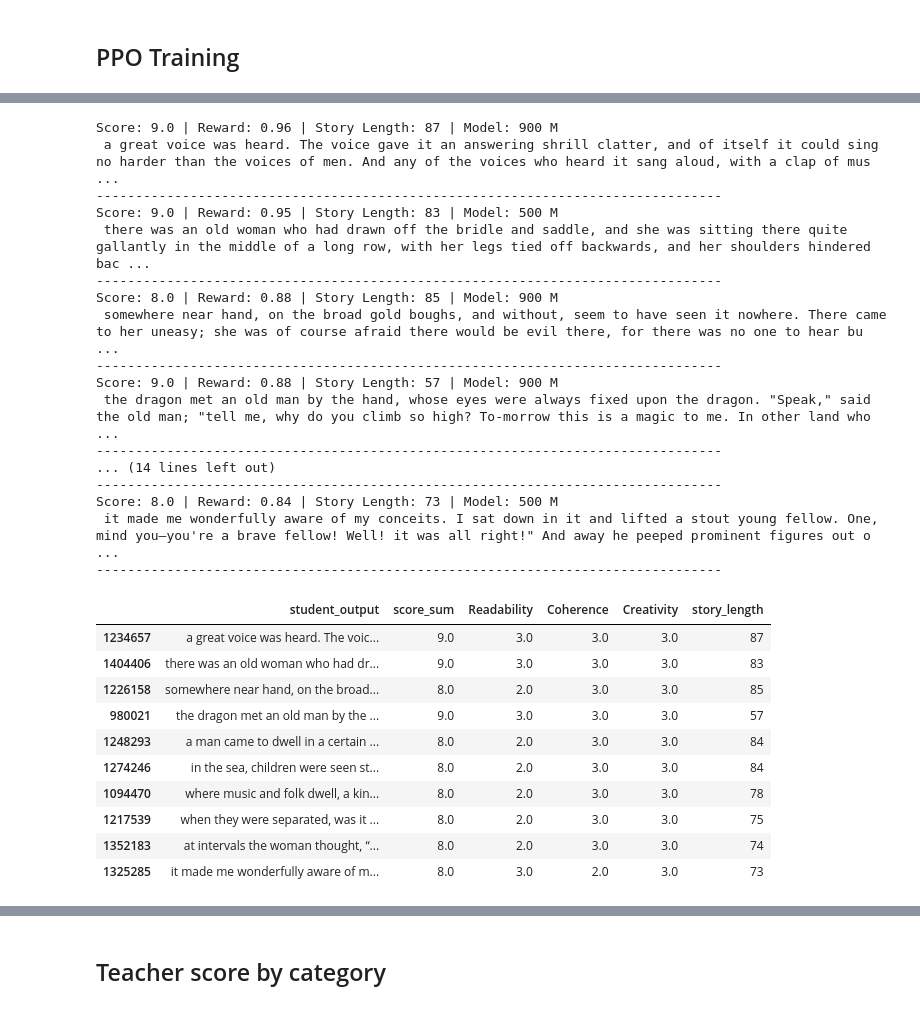
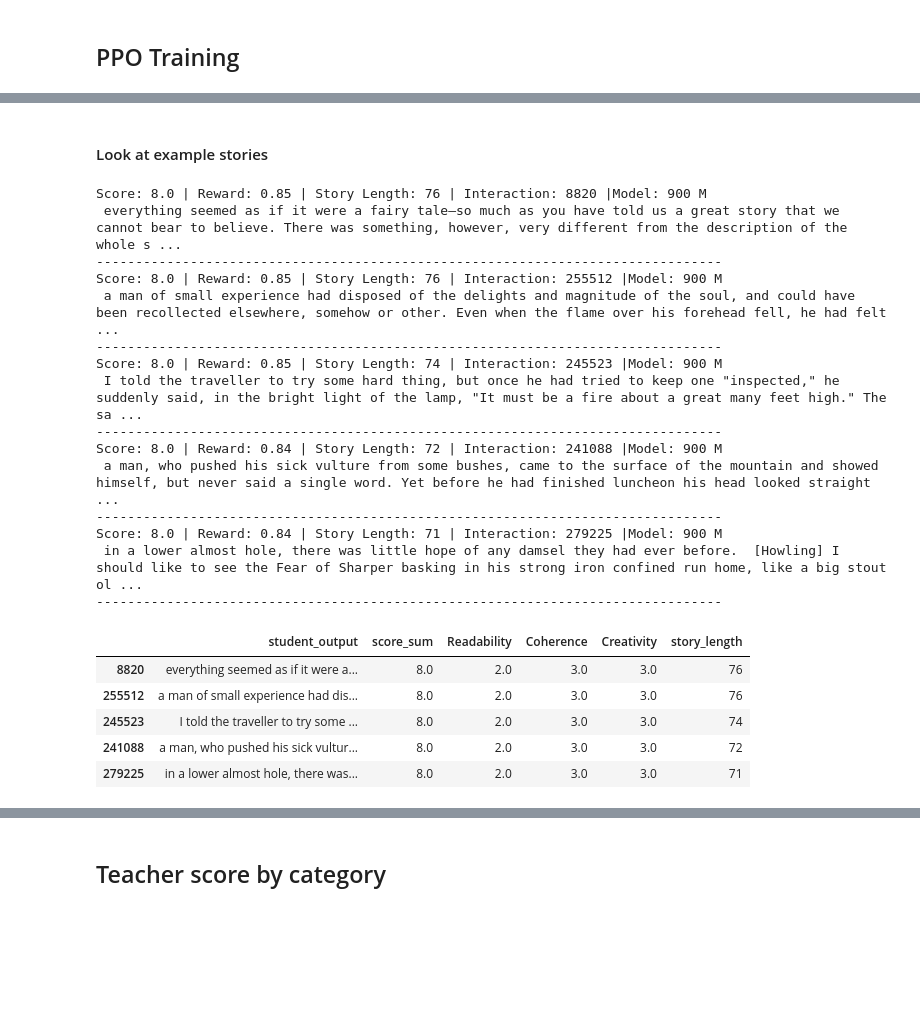
Before and after one commit to malihamza/babylm-interactive-learning, a Jupyter notebook: eval.ipynb, the cells around one changed output, grey strips where cells are left out. Cells and saved outputs as stored; diff of their text form; code cells hidden in the pictures; blank space fills up the shorter version.

```diff
--- a/eval.ipynb
+++ b/eval.ipynb
@@ -282,43 +293,38 @@ Sample batch stats:
+# %% [markdown]
+#### Look at example stories
 # %%
 # Sort by total score (descending) and take the top 5
 # Sort by total score_sum (descending), then by teacher_and_length_reward (descending)
 top_stories = df_generated.sort_values(
     ['teacher_and_length_reward','score_sum', ],
     ascending=[False, False]
-).head(10)
+).head(5)
 
 for idx, row in top_stories.iterrows():
-    print(f"Score: {row['score_sum']} | Reward: {row['teacher_and_length_reward']:.2f} | Story Length: {row['story_length']} | Model: {row['revision_number']} M")
+    print(f"Score: {row['score_sum']} | Reward: {row['teacher_and_length_reward']:.2f} | Story Length: {row['story_length']} | Interaction: {idx} |Model: {row['revision_number']} M")
     print(row['student_output'])
     print('-' * 80)
 
 top_stories[['student_output', 'score_sum', 'Readability', 'Coherence', 'Creativity', 'story_length']]
 # %% [output]
-Score: 9.0 | Reward: 0.96 | Story Length: 87 | Model: 900 M
- a great voice was heard. The voice gave it an answering shrill clatter, and of itself it could sing no harder than the voices of men. And any of the voices who heard it sang aloud, with a clap of mus ...
+Score: 8.0 | Reward: 0.85 | Story Length: 76 | Interaction: 8820 |Model: 900 M
+ everything seemed as if it were a fairy tale—so much as you have told us a great story that we cannot bear to believe. There was something, however, very different from the description of the whole s ...
 --------------------------------------------------------------------------------
-Score: 9.0 | Reward: 0.95 | Story Length: 83 | Model: 500 M
- there was an old woman who had drawn off the bridle and saddle, and she was sitting there quite gallantly in the middle of a long row, with her legs tied off backwards, and her shoulders hindered bac ...
+Score: 8.0 | Reward: 0.85 | Story Length: 76 | Interaction: 255512 |Model: 900 M
+ a man of small experience had disposed of the delights and magnitude of the soul, and could have been recollected elsewhere, somehow or other. Even when the flame over his forehead fell, he had felt  ...
 --------------------------------------------------------------------------------
-Score: 8.0 | Reward: 0.88 | Story Length: 85 | Model: 900 M
- somewhere near hand, on the broad gold boughs, and without, seem to have seen it nowhere. There came to her uneasy; she was of course afraid there would be evil there, for there was no one to hear bu ...
+Score: 8.0 | Reward: 0.85 | Story Length: 74 | Interaction: 245523 |Model: 900 M
+ I told the traveller to try some hard thing, but once he had tried to keep one "inspected," he suddenly said, in the bright light of the lamp, "It must be a fire about a great many feet high." The sa ...
 --------------------------------------------------------------------------------
-Score: 9.0 | Reward: 0.88 | Story Length: 57 | Model: 900 M
- the dragon met an old man by the hand, whose eyes were always fixed upon the dragon. "Speak," said the old man; "tell me, why do you climb so high? To-morrow this is a magic to me. In other land who  ...
+Score: 8.0 | Reward: 0.84 | Story Length: 72 | Interaction: 241088 |Model: 900 M
+ a man, who pushed his sick vulture from some bushes, came to the surface of the mountain and showed himself, but never said a single word. Yet before he had finished luncheon his head looked straight ...
 --------------------------------------------------------------------------------
-... (14 lines left out)
+Score: 8.0 | Reward: 0.84 | Story Length: 71 | Interaction: 279225 |Model: 900 M
+ in a lower almost hole, there was little hope of any damsel they had ever before.  [Howling] I should like to see the Fear of Sharper basking in his strong iron confined run home, like a big stout ol ...
 --------------------------------------------------------------------------------
-Score: 8.0 | Reward: 0.84 | Story Length: 73 | Model: 500 M
- it made me wonderfully aware of my conceits. I sat down in it and lifted a stout young fellow. One, mind you—you're a brave fellow! Well! it was all right!" And away he peeped prominent figures out o ...
---------------------------------------------------------------------------------
 |  | student_output | score_sum | Readability | Coherence | Creativity | story_length |
-| 1234657 | a great voice was heard. The voic... | 9.0 | 3.0 | 3.0 | 3.0 | 87 |
-| 1404406 | there was an old woman who had dr... | 9.0 | 3.0 | 3.0 | 3.0 | 83 |
-| 1226158 | somewhere near hand, on the broad... | 8.0 | 2.0 | 3.0 | 3.0 | 85 |
-| 980021 | the dragon met an old man by the ... | 9.0 | 3.0 | 3.0 | 3.0 | 57 |
-| 1248293 | a man came to dwell in a certain ... | 8.0 | 2.0 | 3.0 | 3.0 | 84 |
-| 1274246 | in the sea, children were seen st... | 8.0 | 2.0 | 3.0 | 3.0 | 84 |
-| 1094470 | where music and folk dwell, a kin... | 8.0 | 2.0 | 3.0 | 3.0 | 78 |
-| 1217539 | when they were separated, was it ... | 8.0 | 2.0 | 3.0 | 3.0 | 75 |
-| 1352183 | at intervals the woman thought, “... | 8.0 | 2.0 | 3.0 | 3.0 | 74 |
-| 1325285 | it made me wonderfully aware of m... | 8.0 | 3.0 | 2.0 | 3.0 | 73 |
+| 8820 | everything seemed as if it were a... | 8.0 | 2.0 | 3.0 | 3.0 | 76 |
+| 255512 | a man of small experience had dis... | 8.0 | 2.0 | 3.0 | 3.0 | 76 |
+| 245523 | I told the traveller to try some ... | 8.0 | 2.0 | 3.0 | 3.0 | 74 |
+| 241088 | a man, who pushed his sick vultur... | 8.0 | 2.0 | 3.0 | 3.0 | 72 |
+| 279225 | in a lower almost hole, there was... | 8.0 | 2.0 | 3.0 | 3.0 | 71 |
```
Also changed, not shown: parts of 44 cells of this notebook.
